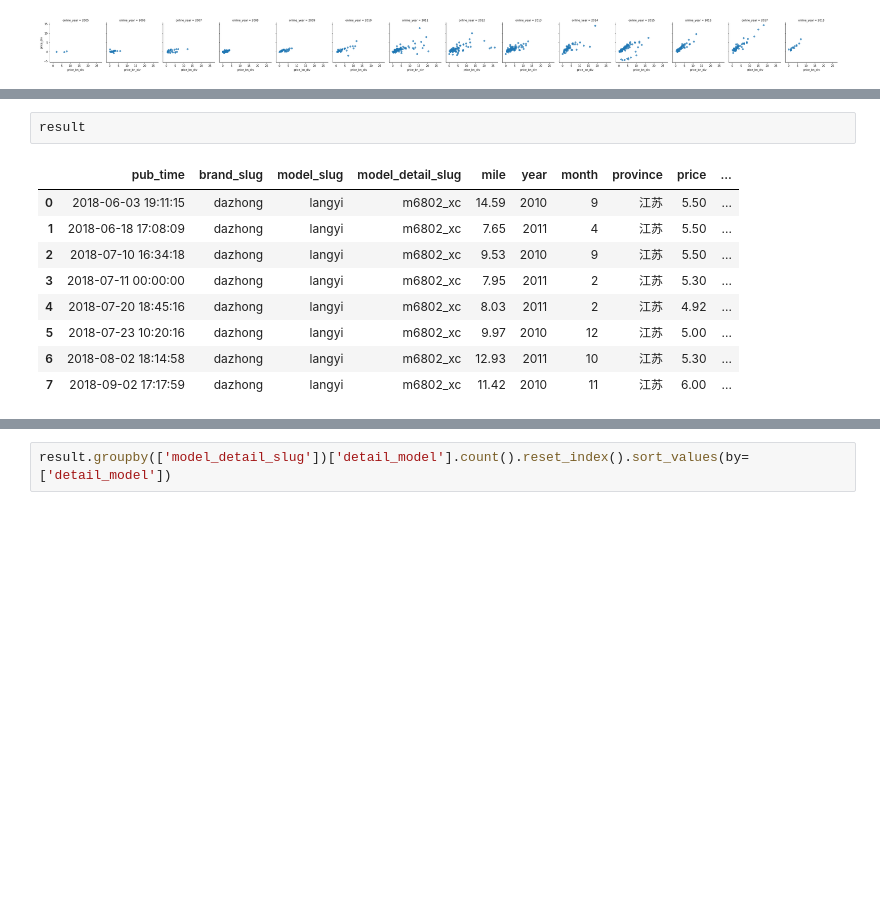
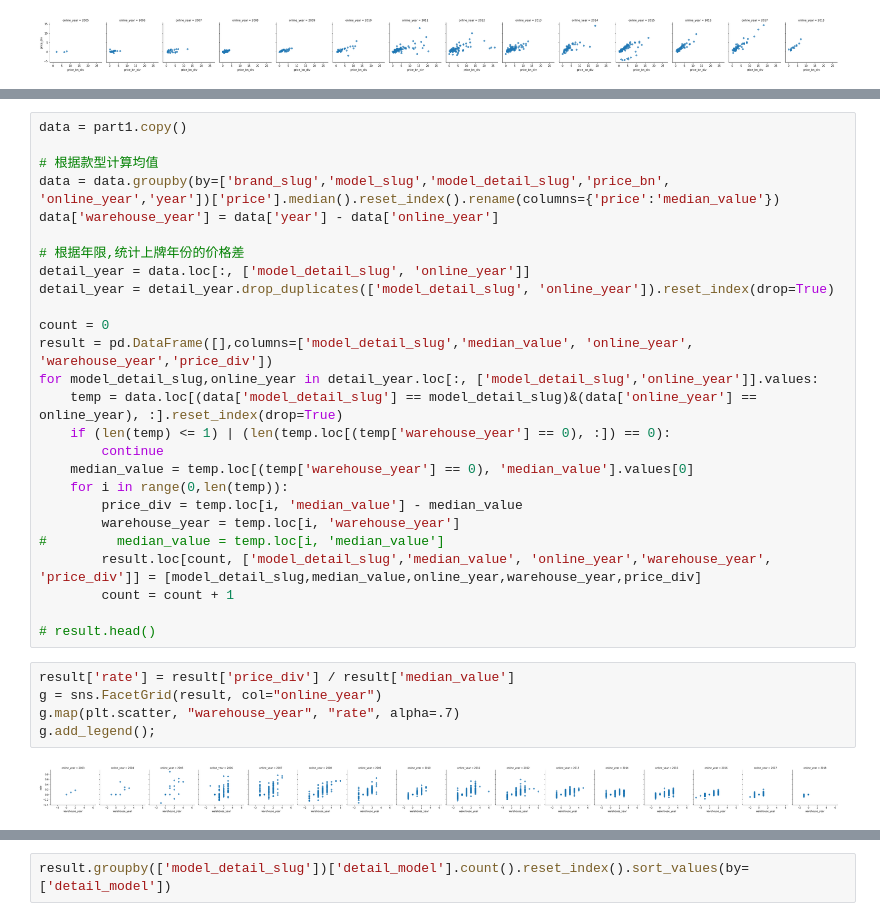
Before and after one commit to dj-lei/evaluation-predict, a Jupyter notebook: explore/data_analyze.ipynb, the cells around one changed output, grey strips where cells are left out. Drawn from its saved outputs; the diff is of its cells as text; blank space fills up the shorter version.

```diff
--- a/explore/data_analyze.ipynb
+++ b/explore/data_analyze.ipynb
@@ -135,12 +188,33 @@ g.add_legend();
-# %%
-result
-# %% [output]
-|  | pub_time | brand_slug | model_slug | model_detail_slug | mile | year | month | province | price | ... |
-| 0 | 2018-06-03 19:11:15 | dazhong | langyi | m6802_xc | 14.59 | 2010 | 9 | 江苏 | 5.50 | ... |
-| 1 | 2018-06-18 17:08:09 | dazhong | langyi | m6802_xc | 7.65 | 2011 | 4 | 江苏 | 5.50 | ... |
-| 2 | 2018-07-10 16:34:18 | dazhong | langyi | m6802_xc | 9.53 | 2010 | 9 | 江苏 | 5.50 | ... |
-| 3 | 2018-07-11 00:00:00 | dazhong | langyi | m6802_xc | 7.95 | 2011 | 2 | 江苏 | 5.30 | ... |
-| 4 | 2018-07-20 18:45:16 | dazhong | langyi | m6802_xc | 8.03 | 2011 | 2 | 江苏 | 4.92 | ... |
-| 5 | 2018-07-23 10:20:16 | dazhong | langyi | m6802_xc | 9.97 | 2010 | 12 | 江苏 | 5.00 | ... |
-| 6 | 2018-08-02 18:14:58 | dazhong | langyi | m6802_xc | 12.93 | 2011 | 10 | 江苏 | 5.30 | ... |
-| 7 | 2018-09-02 17:17:59 | dazhong | langyi | m6802_xc | 11.42 | 2010 | 11 | 江苏 | 6.00 | ... |
+# %%
+data = part1.copy()
+
+# 根据款型计算均值
+data = data.groupby(by=['brand_slug','model_slug','model_detail_slug','price_bn', 'online_year','year'])['price'].median().reset_index().rename(columns={'price':'median_value'})
+data['warehouse_year'] = data['year'] - data['online_year']
+
+# 根据年限,统计上牌年份的价格差
+detail_year = data.loc[:, ['model_detail_slug', 'online_year']]
+detail_year = detail_year.drop_duplicates(['model_detail_slug', 'online_year']).reset_index(drop=True)
+
+count = 0
+result = pd.DataFrame([],columns=['model_detail_slug','median_value', 'online_year', 'warehouse_year','price_div'])
+for model_detail_slug,online_year in detail_year.loc[:, ['model_detail_slug','online_year']].values:
+    temp = data.loc[(data['model_detail_slug'] == model_detail_slug)&(data['online_year'] == online_year), :].reset_index(drop=True)
+    if (len(temp) <= 1) | (len(temp.loc[(temp['warehouse_year'] == 0), :]) == 0):
+        continue
+    median_value = temp.loc[(temp['warehouse_year'] == 0), 'median_value'].values[0]
+    for i in range(0,len(temp)):
+        price_div = temp.loc[i, 'median_value'] - median_value
+        warehouse_year = temp.loc[i, 'warehouse_year']
+#         median_value = temp.loc[i, 'median_value']
+        result.loc[count, ['model_detail_slug','median_value', 'online_year','warehouse_year', 'price_div']] = [model_detail_slug,median_value,online_year,warehouse_year,price_div]
+        count = count + 1
+
+# result.head()
+# %%
+result['rate'] = result['price_div'] / result['median_value']
+g = sns.FacetGrid(result, col="online_year")
+g.map(plt.scatter, "warehouse_year", "rate", alpha=.7)
+g.add_legend();
+# %% [output]
+[figure, added]
```
Also changed, not shown: parts of 9 cells of this notebook, 6 other files.
